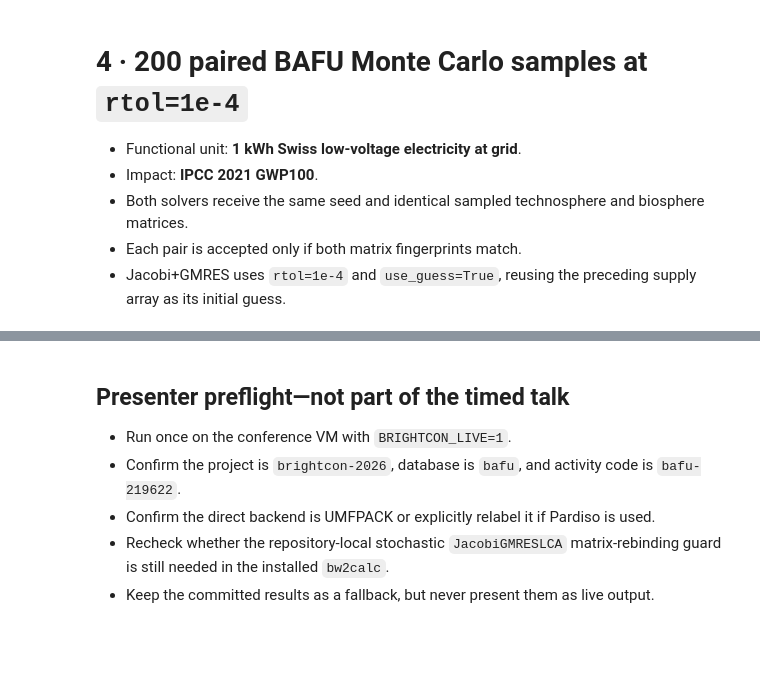
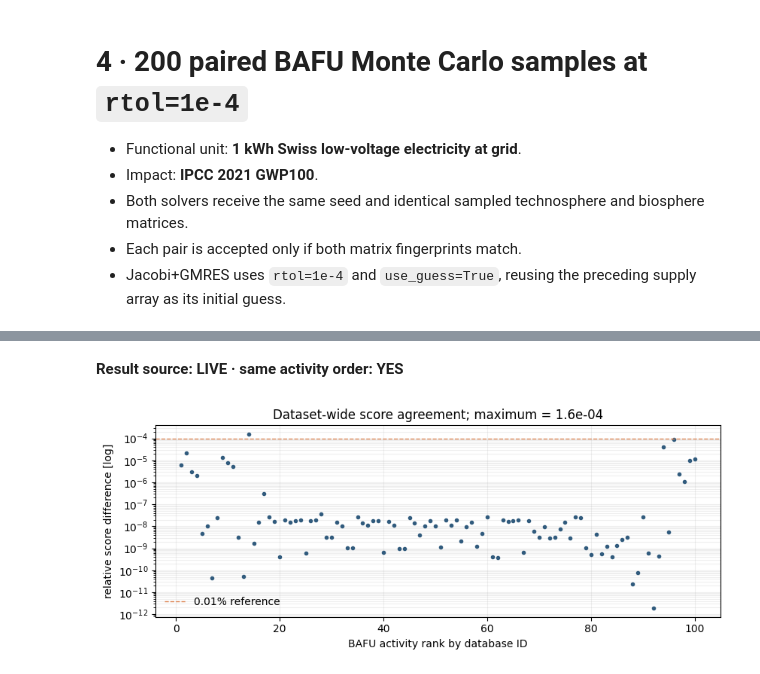
Before and after one commit to romainsacchi/jacobi, a Jupyter notebook: output/jupyter-notebook/brightcon-2026-jacobi-gmres.ipynb, the cells around one changed output, grey strips where cells are left out. Cells and saved outputs as stored; diff of their text form; code cells hidden in the pictures; blank space fills up the shorter version.

Commit message:
Compare fixed-matrix BAFU activity scores

```diff
--- a/output/jupyter-notebook/brightcon-2026-jacobi-gmres.ipynb
+++ b/output/jupyter-notebook/brightcon-2026-jacobi-gmres.ipynb
@@ -561,8 +555,71 @@ plt.show()
-# %% [markdown]
-## Presenter preflight—not part of the timed talk
-
-- Run once on the conference VM with `BRIGHTCON_LIVE=1`.
-- Confirm the project is `brightcon-2026`, database is `bafu`, and activity code is `bafu-219622`.
-- Confirm the direct backend is UMFPACK or explicitly relabel it if Pardiso is used.
-- Recheck whether the repository-local stochastic `JacobiGMRESLCA` matrix-rebinding guard is still needed in the installed `bw2calc`.
-- Keep the committed results as a fallback, but never present them as live output.
+# %%
+from dev.compare_bafu_all_activities import summarize as summarize_all_activities
+
+
+def all_activity_runs():
+    fallback_direct = ROOT / "results" / "bafu_all_direct_100.json"
+    fallback_iterative = ROOT / "results" / "bafu_all_jacobi_100.json"
+    if LIVE and BW_READY:
+        try:
+            direct_command = [
+                sys.executable, "dev/benchmark_bafu_all_activities.py",
+                "--solver", "direct", "--project", BW_PROJECT, "--limit", "100",
+                "--output", str(ROOT / "results" / "live_bafu_all_direct_100.json"),
+            ]
+            iterative_command = [
+                sys.executable, "dev/benchmark_bafu_all_activities.py",
+                "--solver", "jacobi-gmres", "--project", BW_PROJECT, "--limit", "100",
+                "--rtol", str(RTOL), "--use-guess",
+                "--output", str(ROOT / "results" / "live_bafu_all_jacobi_100.json"),
+            ]
+            run_checked(direct_command, timeout=240)
+            run_checked(iterative_command, timeout=240)
+            return (
+                json.loads((ROOT / "results" / "live_bafu_all_direct_100.json").read_text()),
+                json.loads((ROOT / "results" / "live_bafu_all_jacobi_100.json").read_text()),
+                "LIVE",
+            )
+        except Exception as error:
+            source = f"STORED FALLBACK ({type(error).__name__})"
+    else:
+        source = "STORED RESULTS"
+    return json.loads(fallback_direct.read_text()), json.loads(fallback_iterative.read_text()), source
+
+
+all_direct, all_iterative, all_source = all_activity_runs()
+all_summary = summarize_all_activities(all_direct, all_iterative)
+display(Markdown(f"**Result source: {all_source} · same activity order: YES**"))
+pd.DataFrame([
+    {
+        "solver": "UMFPACK",
+        "100 dataset scores [s]": all_summary["direct"]["calculation_seconds"],
+        "per dataset [ms]": all_summary["direct"]["seconds_per_activity"] * 1000,
+        "incremental peak [MiB]": all_summary["direct"]["incremental_peak_rss_bytes"] / 2**20,
+        "factorized once": "yes",
+    },
+    {
+        "solver": "Jacobi + GMRES",
+        "100 dataset scores [s]": all_summary["jacobi_gmres"]["calculation_seconds"],
+        "per dataset [ms]": all_summary["jacobi_gmres"]["seconds_per_activity"] * 1000,
+        "incremental peak [MiB]": all_summary["jacobi_gmres"]["incremental_peak_rss_bytes"] / 2**20,
+        "factorized once": "no",
+    },
+]).style.format({"100 dataset scores [s]": "{:.2f}", "per dataset [ms]": "{:.2f}", "incremental peak [MiB]": "{:.1f}"})
+
+direct_activity_scores = np.array([record["score"] for record in all_direct["records"]])
+iterative_activity_scores = np.array([record["score"] for record in all_iterative["records"]])
+relative_activity_difference = np.abs(iterative_activity_scores - direct_activity_scores) / np.maximum(np.abs(direct_activity_scores), np.finfo(float).tiny)
+fig, axis = plt.subplots(figsize=(8.5, 3.5))
+axis.plot(np.arange(1, len(relative_activity_difference) + 1), relative_activity_difference, ".", color="#315B7D")
+axis.axhline(1e-4, linestyle="--", color="#DD8452", linewidth=1, label="0.01% reference")
+axis.set_yscale("log")
+axis.set_xlabel("BAFU activity rank by database ID")
+axis.set_ylabel("relative score difference [log]")
+axis.set_title(f"Dataset-wide score agreement; maximum = {relative_activity_difference.max():.1e}")
+axis.grid(alpha=0.2, which="both")
+axis.legend(frameon=False)
+fig.tight_layout()
+plt.show()
+# %% [output]
+**Result source: LIVE · same activity order: YES**
+[figure, added]
```
Also changed, not shown: parts of 10 cells of this notebook, 7 other files.
